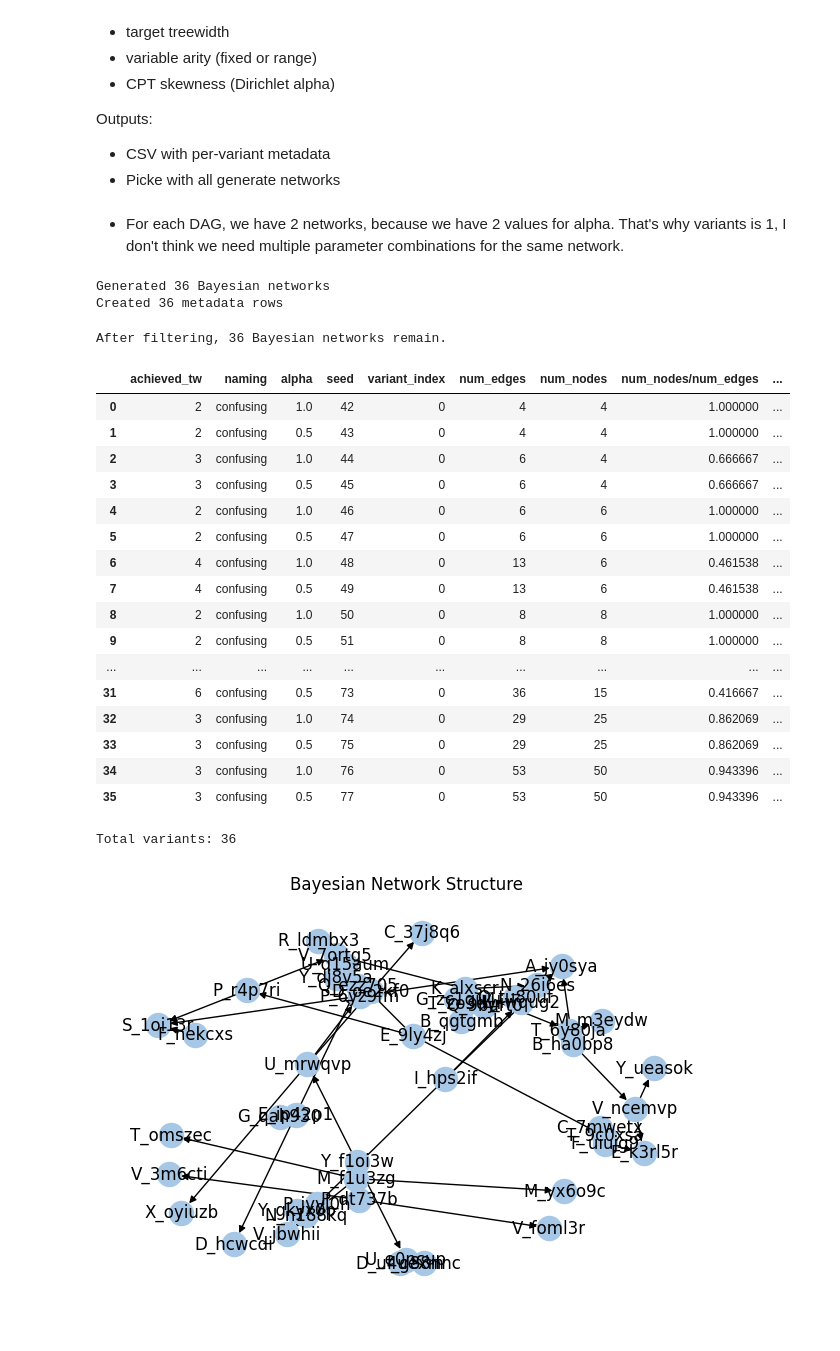
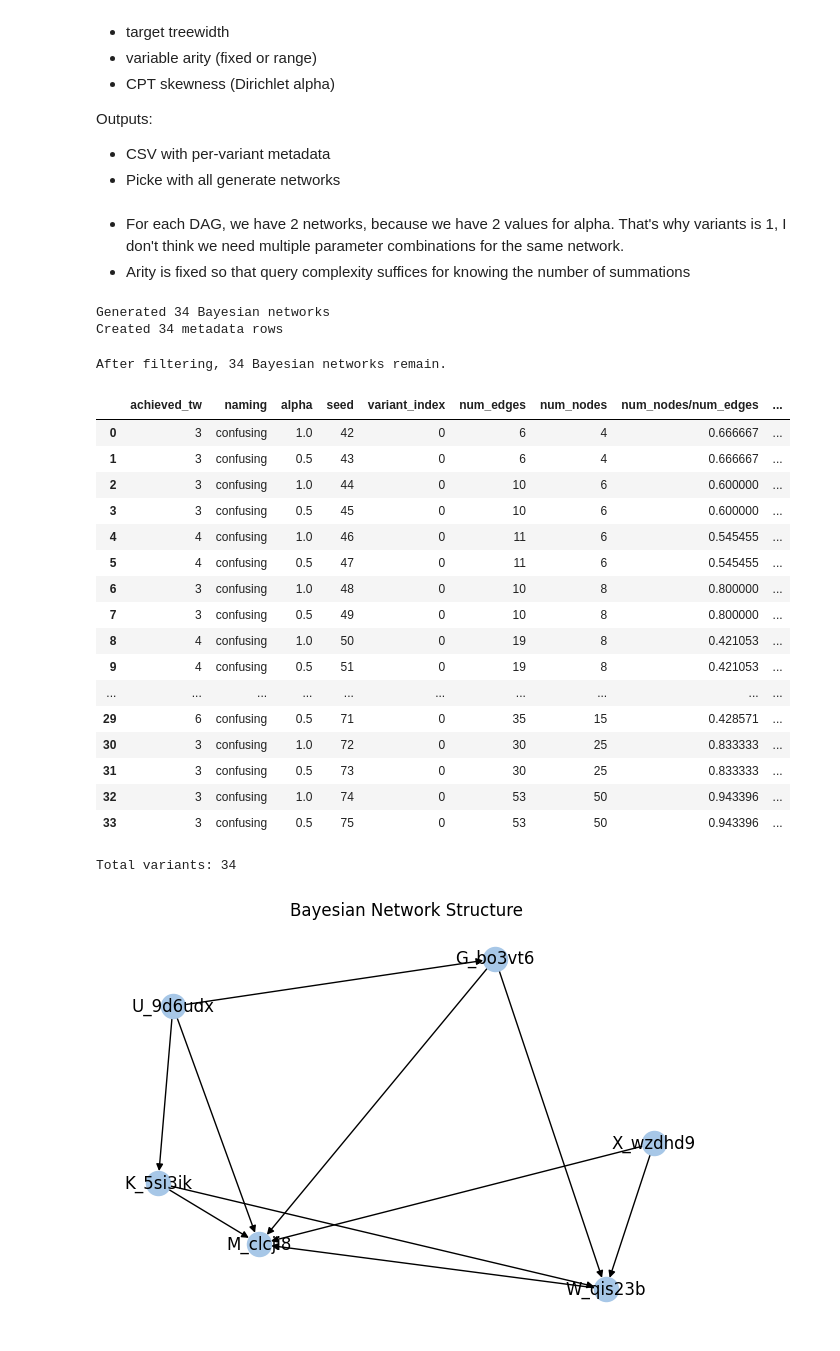
Before and after one commit to ferjorosa/probabilistic-reasoning-llms, a Jupyter notebook: notebooks/discrete_experiments/bns.ipynb, the cells around one changed output. Drawn from its saved outputs; the diff is of its cells as text; code cells hidden in the pictures.

```diff
--- a/notebooks/discrete_experiments/bns.ipynb
+++ b/notebooks/discrete_experiments/bns.ipynb
@@ -23,22 +23,23 @@ sys.path.append(str(repo_root / 'src'))
 from experiments.bn_query_sweep import generate_bayesian_networks_and_metadata
 # %% [markdown]
 - For each DAG, we have 2 networks, because we have 2 values for alpha. That's why variants is 1, I don't think we need multiple parameter combinations for the same network.
+- Arity is fixed so that query complexity suffices for knowing the number of summations
 # %%
 # Parameter grids
 ns = [4, 6, 8, 10, 12, 15, 25, 50]
 treewidths = {
-    4:  [2, 3],
-    6:  [2, 4],
-    8:  [2, 4, 6],
-    10: [2, 4, 6],
-    12: [2, 4, 6],
-    15: [2, 4, 6],
+    4:  [3],
+    6:  [3, 4],
+    8:  [3, 4, 6],
+    10: [3, 4, 6],
+    12: [3, 4, 6],
+    15: [3, 4, 6],
     25: [3],
     50: [3],
 }
 arity_specs = [
-    #{"type": "fixed", "fixed": 2},
-    {"type": "range", "min": 2, "max": 3},
+    {"type": "fixed", "fixed": 2},
+    #{"type": "range", "min": 2, "max": 3},
 ]
 dirichlet_alphas = [1.0, 0.5]
 determinism_fracs = [0.0]
@@ -64,8 +65,8 @@ all_bayesian_networks, rows, preview_samples = generate_bayesian_networks_and_me
 print(f"Generated {len(all_bayesian_networks)} Bayesian networks")
 print(f"Created {len(rows)} metadata rows")
 # %% [output]
-Generated 36 Bayesian networks
-Created 36 metadata rows
+Generated 34 Bayesian networks
+Created 34 metadata rows
 # %%
 # Filter out BNs where the number of edges is less than twice the number of nodes
 from bn_utils import num_edges
@@ -90,7 +91,7 @@ for orig_idx, (bn_dict, row) in enumerate(zip(all_bayesian_networks, rows)):
 #rows = filtered_rows
 print(f"After filtering, {len(all_bayesian_networks)} Bayesian networks remain.")
 # %% [output]
-After filtering, 36 Bayesian networks remain.
+After filtering, 34 Bayesian networks remain.
 # %%
 df = pd.DataFrame(rows)
 # Drop columns 'determinism' and 'target_tw'
@@ -130,39 +131,39 @@ display(df)
 print(f"Total variants: {len(df)}")
 # %% [output]
 |  | achieved_tw | naming | alpha | seed | variant_index | num_edges | num_nodes | num_nodes/num_edges | ... |
-| 0 | 2 | confusing | 1.0 | 42 | 0 | 4 | 4 | 1.000000 | ... |
-| 1 | 2 | confusing | 0.5 | 43 | 0 | 4 | 4 | 1.000000 | ... |
-| 2 | 3 | confusing | 1.0 | 44 | 0 | 6 | 4 | 0.666667 | ... |
-| 3 | 3 | confusing | 0.5 | 45 | 0 | 6 | 4 | 0.666667 | ... |
-| 4 | 2 | confusing | 1.0 | 46 | 0 | 6 | 6 | 1.000000 | ... |
-| 5 | 2 | confusing | 0.5 | 47 | 0 | 6 | 6 | 1.000000 | ... |
-| 6 | 4 | confusing | 1.0 | 48 | 0 | 13 | 6 | 0.461538 | ... |
-| 7 | 4 | confusing | 0.5 | 49 | 0 | 13 | 6 | 0.461538 | ... |
-| 8 | 2 | confusing | 1.0 | 50 | 0 | 8 | 8 | 1.000000 | ... |
-| 9 | 2 | confusing | 0.5 | 51 | 0 | 8 | 8 | 1.000000 | ... |
+| 0 | 3 | confusing | 1.0 | 42 | 0 | 6 | 4 | 0.666667 | ... |
+| 1 | 3 | confusing | 0.5 | 43 | 0 | 6 | 4 | 0.666667 | ... |
+| 2 | 3 | confusing | 1.0 | 44 | 0 | 10 | 6 | 0.600000 | ... |
+| 3 | 3 | confusing | 0.5 | 45 | 0 | 10 | 6 | 0.600000 | ... |
+| 4 | 4 | confusing | 1.0 | 46 | 0 | 11 | 6 | 0.545455 | ... |
+| 5 | 4 | confusing | 0.5 | 47 | 0 | 11 | 6 | 0.545455 | ... |
+| 6 | 3 | confusing | 1.0 | 48 | 0 | 10 | 8 | 0.800000 | ... |
+| 7 | 3 | confusing | 0.5 | 49 | 0 | 10 | 8 | 0.800000 | ... |
+| 8 | 4 | confusing | 1.0 | 50 | 0 | 19 | 8 | 0.421053 | ... |
+| 9 | 4 | confusing | 0.5 | 51 | 0 | 19 | 8 | 0.421053 | ... |
 | ... | ... | ... | ... | ... | ... | ... | ... | ... | ... |
-| 31 | 6 | confusing | 0.5 | 73 | 0 | 36 | 15 | 0.416667 | ... |
-| 32 | 3 | confusing | 1.0 | 74 | 0 | 29 | 25 | 0.862069 | ... |
-| 33 | 3 | confusing | 0.5 | 75 | 0 | 29 | 25 | 0.862069 | ... |
-| 34 | 3 | confusing | 1.0 | 76 | 0 | 53 | 50 | 0.943396 | ... |
-| 35 | 3 | confusing | 0.5 | 77 | 0 | 53 | 50 | 0.943396 | ... |
+| 29 | 6 | confusing | 0.5 | 71 | 0 | 35 | 15 | 0.428571 | ... |
+| 30 | 3 | confusing | 1.0 | 72 | 0 | 30 | 25 | 0.833333 | ... |
+| 31 | 3 | confusing | 0.5 | 73 | 0 | 30 | 25 | 0.833333 | ... |
+| 32 | 3 | confusing | 1.0 | 74 | 0 | 53 | 50 | 0.943396 | ... |
+| 33 | 3 | confusing | 0.5 | 75 | 0 | 53 | 50 | 0.943396 | ... |
-Total variants: 36
+Total variants: 34
 # %%
-bn = all_bayesian_networks[35]["bn"]
+bn = all_bayesian_networks[3]["bn"]
 
 # Draw BN
 import matplotlib.pyplot as plt
 import networkx as nx
 G = nx.DiGraph()
 G.add_nodes_from(bn.nodes())
 G.add_edges_from(bn.edges())
 pos = nx.spring_layout(G, seed=0)
 plt.figure(figsize=(6, 4))
 nx.draw(G, pos, with_labels=True, node_color="#A7C7E7", arrows=True)
 plt.title("Bayesian Network Structure")
 plt.show()
 # %% [output]
-[figure, old version]
+[figure, new version]
 # %%
 import pickle
 
```
Also changed, not shown: 2 other files.
